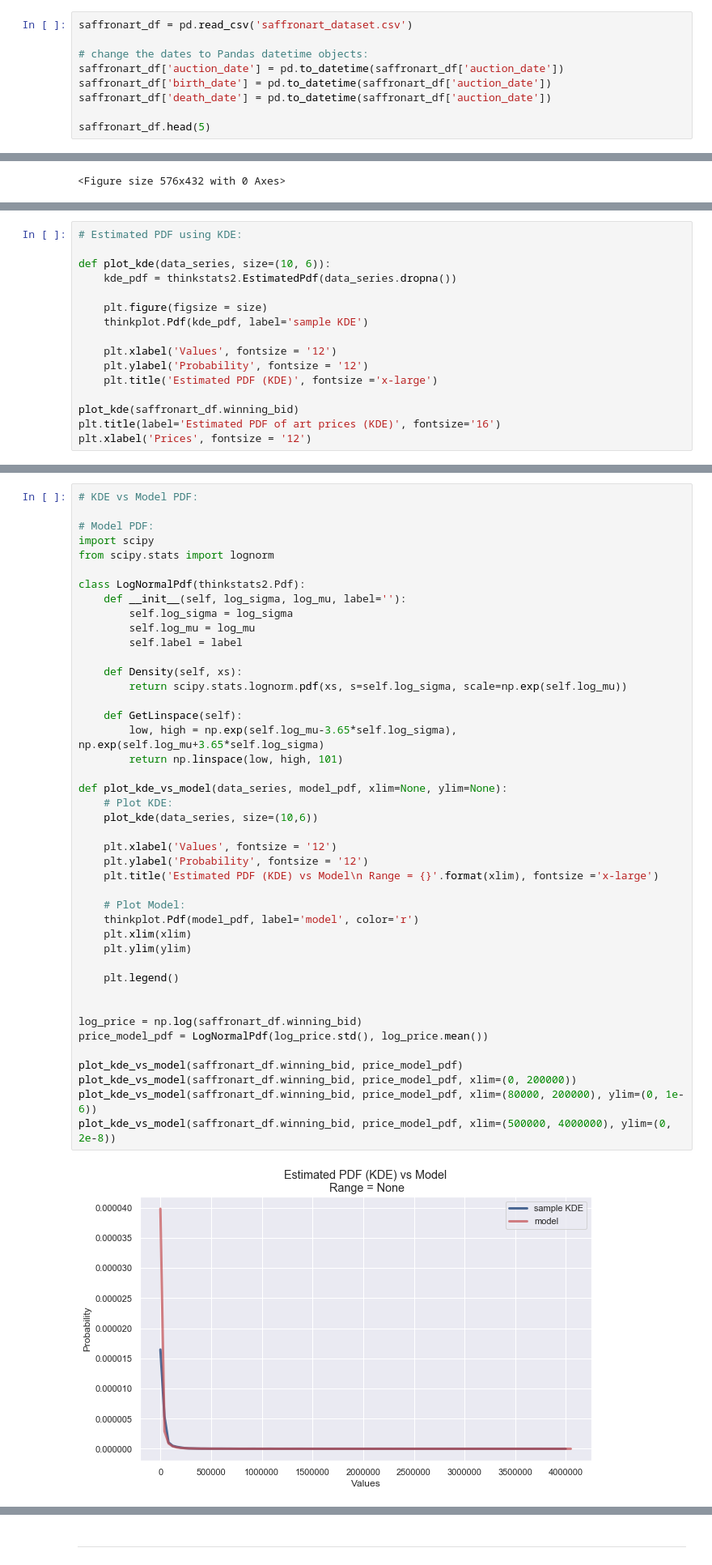
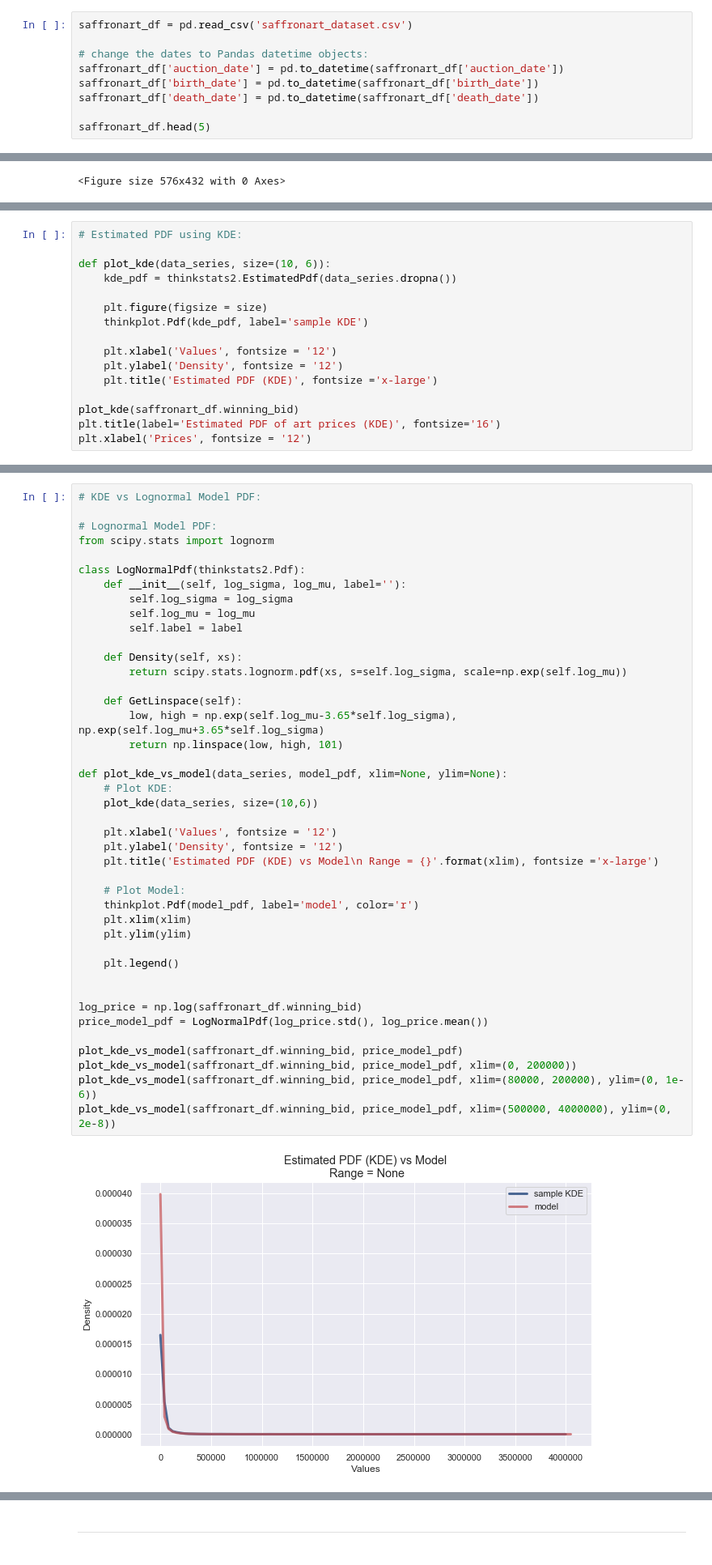
Before and after one commit to dcaohuu18/saffronart_stats_analysis, a Jupyter notebook: distributions.ipynb, the cells around one changed output, grey strips where cells are left out. Shown: that part at 81% size. Saved outputs shown, nothing was run; the diff lists cells and outputs as text.

```diff
--- a/distributions.ipynb
+++ b/distributions.ipynb
@@ -11,8 +14,8 @@ saffronart_df = pd.read_csv('saffronart_dataset.csv')
 
 # change the dates to Pandas datetime objects:
 saffronart_df['auction_date'] = pd.to_datetime(saffronart_df['auction_date'])
-saffronart_df['birth_date'] = pd.to_datetime(saffronart_df['auction_date'])
-saffronart_df['death_date'] = pd.to_datetime(saffronart_df['auction_date'])
+saffronart_df['birth_date'] = pd.to_datetime(saffronart_df['birth_date'])
+saffronart_df['death_date'] = pd.to_datetime(saffronart_df['death_date'])
 
 saffronart_df.head(5)
 # %% [output]
@@ -286,7 +260,7 @@ def plot_kde(data_series, size=(10, 6)):
     thinkplot.Pdf(kde_pdf, label='sample KDE')
 
     plt.xlabel('Values', fontsize = '12')
-    plt.ylabel('Probability', fontsize = '12')
+    plt.ylabel('Density', fontsize = '12')
     plt.title('Estimated PDF (KDE)', fontsize ='x-large')
 
 plot_kde(saffronart_df.winning_bid)
@@ -313,8 +314,7 @@ plt.legend(fontsize='50')
 # %%
-# KDE vs Model PDF:
+# KDE vs Lognormal Model PDF:
 
-# Model PDF:
-import scipy
+# Lognormal Model PDF:
 from scipy.stats import lognorm
 
 class LogNormalPdf(thinkstats2.Pdf):
@@ -326,32 +326,32 @@ class LogNormalPdf(thinkstats2.Pdf):
     def Density(self, xs):
         return scipy.stats.lognorm.pdf(xs, s=self.log_sigma, scale=np.exp(self.log_mu))
 
     def GetLinspace(self):
         low, high = np.exp(self.log_mu-3.65*self.log_sigma), np.exp(self.log_mu+3.65*self.log_sigma)
         return np.linspace(low, high, 101)
 
 def plot_kde_vs_model(data_series, model_pdf, xlim=None, ylim=None):
     # Plot KDE:
     plot_kde(data_series, size=(10,6))
 
     plt.xlabel('Values', fontsize = '12')
-    plt.ylabel('Probability', fontsize = '12')
+    plt.ylabel('Density', fontsize = '12')
     plt.title('Estimated PDF (KDE) vs Model\n Range = {}'.format(xlim), fontsize ='x-large')
 
     # Plot Model:
     thinkplot.Pdf(model_pdf, label='model', color='r')
     plt.xlim(xlim)
     plt.ylim(ylim)
 
     plt.legend()
 
 
 log_price = np.log(saffronart_df.winning_bid)
 price_model_pdf = LogNormalPdf(log_price.std(), log_price.mean())
 
 plot_kde_vs_model(saffronart_df.winning_bid, price_model_pdf)
 plot_kde_vs_model(saffronart_df.winning_bid, price_model_pdf, xlim=(0, 200000))
 plot_kde_vs_model(saffronart_df.winning_bid, price_model_pdf, xlim=(80000, 200000), ylim=(0, 1e-6))
 plot_kde_vs_model(saffronart_df.winning_bid, price_model_pdf, xlim=(500000, 4000000), ylim=(0, 2e-8))
 # %% [output]
-[figure, old version]
+[figure, new version]
```
Also changed, not shown: parts of 43 cells of this notebook.
